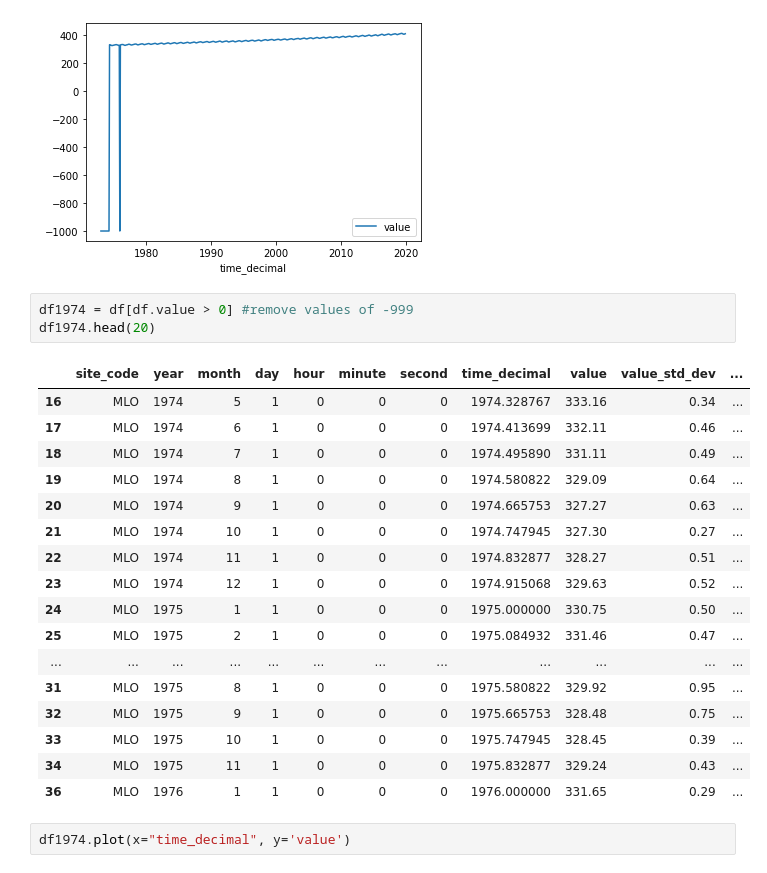
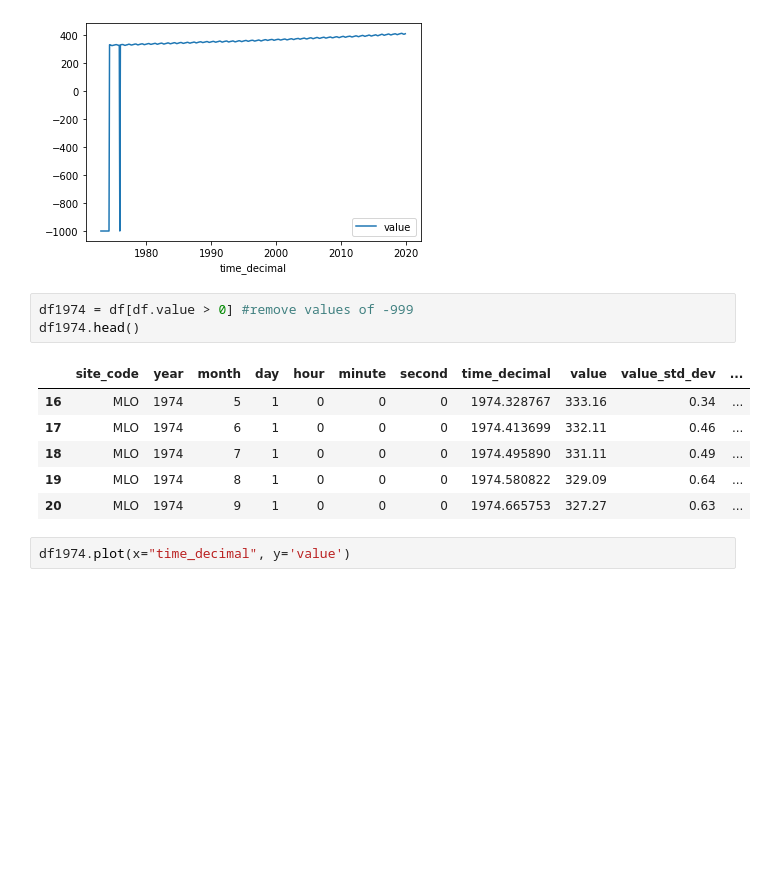
Before and after one commit to iurrutia/CO2_LSTM, a Jupyter notebook: LSTM_MaunaLoa_data.ipynb, the cells around one changed output. Saved outputs shown, nothing was run; the diff lists cells and outputs as text; blank space fills up the shorter version.

```diff
--- a/LSTM_MaunaLoa_data.ipynb
+++ b/LSTM_MaunaLoa_data.ipynb
@@ -55,25 +57,14 @@ df.plot(x="time_decimal", y='value')
 [figure]
 # %%
 df1974 = df[df.value > 0] #remove values of -999
-df1974.head(20)
+df1974.head()
 # %% [output]
 |  | site_code | year | month | day | hour | minute | second | time_decimal | value | value_std_dev | ... |
 | 16 | MLO | 1974 | 5 | 1 | 0 | 0 | 0 | 1974.328767 | 333.16 | 0.34 | ... |
 | 17 | MLO | 1974 | 6 | 1 | 0 | 0 | 0 | 1974.413699 | 332.11 | 0.46 | ... |
 | 18 | MLO | 1974 | 7 | 1 | 0 | 0 | 0 | 1974.495890 | 331.11 | 0.49 | ... |
 | 19 | MLO | 1974 | 8 | 1 | 0 | 0 | 0 | 1974.580822 | 329.09 | 0.64 | ... |
 | 20 | MLO | 1974 | 9 | 1 | 0 | 0 | 0 | 1974.665753 | 327.27 | 0.63 | ... |
-| 21 | MLO | 1974 | 10 | 1 | 0 | 0 | 0 | 1974.747945 | 327.30 | 0.27 | ... |
-| 22 | MLO | 1974 | 11 | 1 | 0 | 0 | 0 | 1974.832877 | 328.27 | 0.51 | ... |
-| 23 | MLO | 1974 | 12 | 1 | 0 | 0 | 0 | 1974.915068 | 329.63 | 0.52 | ... |
-| 24 | MLO | 1975 | 1 | 1 | 0 | 0 | 0 | 1975.000000 | 330.75 | 0.50 | ... |
-| 25 | MLO | 1975 | 2 | 1 | 0 | 0 | 0 | 1975.084932 | 331.46 | 0.47 | ... |
-| ... | ... | ... | ... | ... | ... | ... | ... | ... | ... | ... | ... |
-| 31 | MLO | 1975 | 8 | 1 | 0 | 0 | 0 | 1975.580822 | 329.92 | 0.95 | ... |
-| 32 | MLO | 1975 | 9 | 1 | 0 | 0 | 0 | 1975.665753 | 328.48 | 0.75 | ... |
-| 33 | MLO | 1975 | 10 | 1 | 0 | 0 | 0 | 1975.747945 | 328.45 | 0.39 | ... |
-| 34 | MLO | 1975 | 11 | 1 | 0 | 0 | 0 | 1975.832877 | 329.24 | 0.43 | ... |
-| 36 | MLO | 1976 | 1 | 1 | 0 | 0 | 0 | 1976.000000 | 331.65 | 0.29 | ... |
 # %%
 df1974.plot(x="time_decimal", y='value')
 # %% [output]
```
Also changed, not shown: parts of 7 cells of this notebook.
